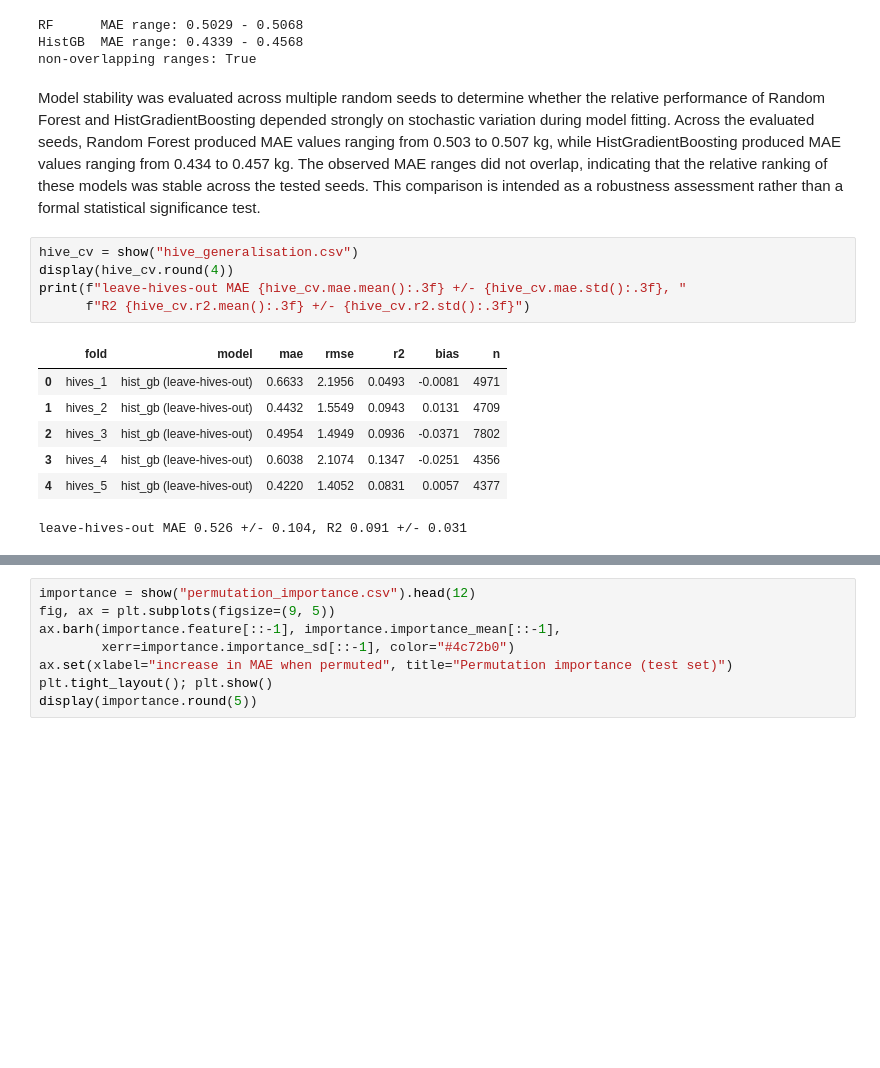
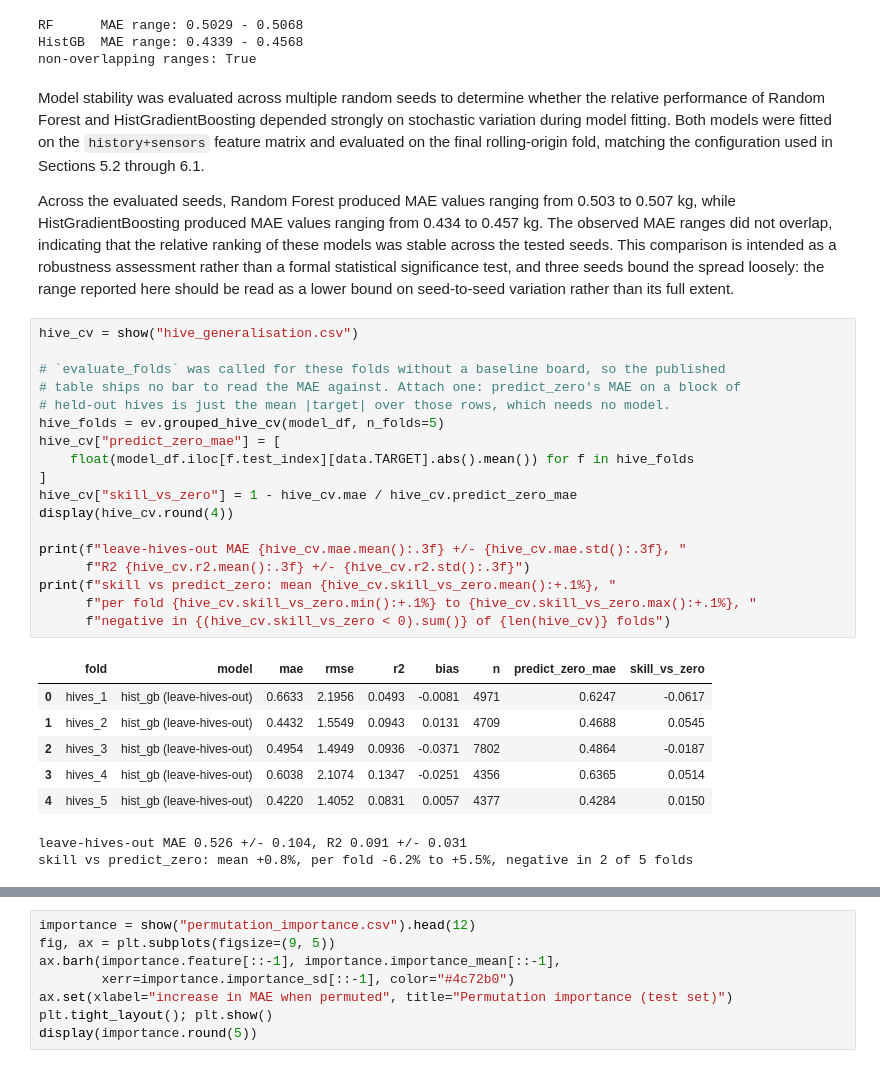
Before and after one commit to stephfn/honey-yield-predictive-model, a Jupyter notebook: Milestone_4_Stephanie_Review.ipynb, the cells around one changed output, grey strips where cells are left out. Cells and saved outputs as stored; diff of their text form; blank space fills up the shorter version.

```diff
--- a/Milestone_4_Stephanie_Review.ipynb
+++ b/Milestone_4_Stephanie_Review.ipynb
@@ -512,18 +690,34 @@ RF      MAE range: 0.5029 - 0.5068
 HistGB  MAE range: 0.4339 - 0.4568
 non-overlapping ranges: True
 # %% [markdown]
-Model stability was evaluated across multiple random seeds to determine whether the relative performance of Random Forest and HistGradientBoosting depended strongly on stochastic variation during model fitting. Across the evaluated seeds, Random Forest produced MAE values ranging from 0.503 to 0.507 kg, while HistGradientBoosting produced MAE values ranging from 0.434 to 0.457 kg. The observed MAE ranges did not overlap, indicating that the relative ranking of these models was stable across the tested seeds. This comparison is intended as a robustness assessment rather than a formal statistical significance test.
+Model stability was evaluated across multiple random seeds to determine whether the relative performance of Random Forest and HistGradientBoosting depended strongly on stochastic variation during model fitting. Both models were fitted on the `history+sensors` feature matrix and evaluated on the final rolling-origin fold, matching the configuration used in Sections 5.2 through 6.1.
+
+Across the evaluated seeds, Random Forest produced MAE values ranging from 0.503 to 0.507 kg, while HistGradientBoosting produced MAE values ranging from 0.434 to 0.457 kg. The observed MAE ranges did not overlap, indicating that the relative ranking of these models was stable across the tested seeds. This comparison is intended as a robustness assessment rather than a formal statistical significance test, and three seeds bound the spread loosely: the range reported here should be read as a lower bound on seed-to-seed variation rather than its full extent.
 # %%
 hive_cv = show("hive_generalisation.csv")
+
+# `evaluate_folds` was called for these folds without a baseline board, so the published
+# table ships no bar to read the MAE against. Attach one: predict_zero's MAE on a block of
+# held-out hives is just the mean |target| over those rows, which needs no model.
+hive_folds = ev.grouped_hive_cv(model_df, n_folds=5)
+hive_cv["predict_zero_mae"] = [
+    float(model_df.iloc[f.test_index][data.TARGET].abs().mean()) for f in hive_folds
+]
+hive_cv["skill_vs_zero"] = 1 - hive_cv.mae / hive_cv.predict_zero_mae
 display(hive_cv.round(4))
+
 print(f"leave-hives-out MAE {hive_cv.mae.mean():.3f} +/- {hive_cv.mae.std():.3f}, "
       f"R2 {hive_cv.r2.mean():.3f} +/- {hive_cv.r2.std():.3f}")
+print(f"skill vs predict_zero: mean {hive_cv.skill_vs_zero.mean():+.1%}, "
+      f"per fold {hive_cv.skill_vs_zero.min():+.1%} to {hive_cv.skill_vs_zero.max():+.1%}, "
+      f"negative in {(hive_cv.skill_vs_zero < 0).sum()} of {len(hive_cv)} folds")
 # %% [output]
-|  | fold | model | mae | rmse | r2 | bias | n |
-| 0 | hives_1 | hist_gb (leave-hives-out) | 0.6633 | 2.1956 | 0.0493 | -0.0081 | 4971 |
-| 1 | hives_2 | hist_gb (leave-hives-out) | 0.4432 | 1.5549 | 0.0943 | 0.0131 | 4709 |
-| 2 | hives_3 | hist_gb (leave-hives-out) | 0.4954 | 1.4949 | 0.0936 | -0.0371 | 7802 |
-| 3 | hives_4 | hist_gb (leave-hives-out) | 0.6038 | 2.1074 | 0.1347 | -0.0251 | 4356 |
-| 4 | hives_5 | hist_gb (leave-hives-out) | 0.4220 | 1.4052 | 0.0831 | 0.0057 | 4377 |
+|  | fold | model | mae | rmse | r2 | bias | n | predict_zero_mae | skill_vs_zero |
+| 0 | hives_1 | hist_gb (leave-hives-out) | 0.6633 | 2.1956 | 0.0493 | -0.0081 | 4971 | 0.6247 | -0.0617 |
+| 1 | hives_2 | hist_gb (leave-hives-out) | 0.4432 | 1.5549 | 0.0943 | 0.0131 | 4709 | 0.4688 | 0.0545 |
+| 2 | hives_3 | hist_gb (leave-hives-out) | 0.4954 | 1.4949 | 0.0936 | -0.0371 | 7802 | 0.4864 | -0.0187 |
+| 3 | hives_4 | hist_gb (leave-hives-out) | 0.6038 | 2.1074 | 0.1347 | -0.0251 | 4356 | 0.6365 | 0.0514 |
+| 4 | hives_5 | hist_gb (leave-hives-out) | 0.4220 | 1.4052 | 0.0831 | 0.0057 | 4377 | 0.4284 | 0.0150 |
 leave-hives-out MAE 0.526 +/- 0.104, R2 0.091 +/- 0.031
+skill vs predict_zero: mean +0.8%, per fold -6.2% to +5.5%, negative in 2 of 5 folds
 # %% [markdown]
```
Also changed, not shown: parts of 22 cells of this notebook, 3 other files.
